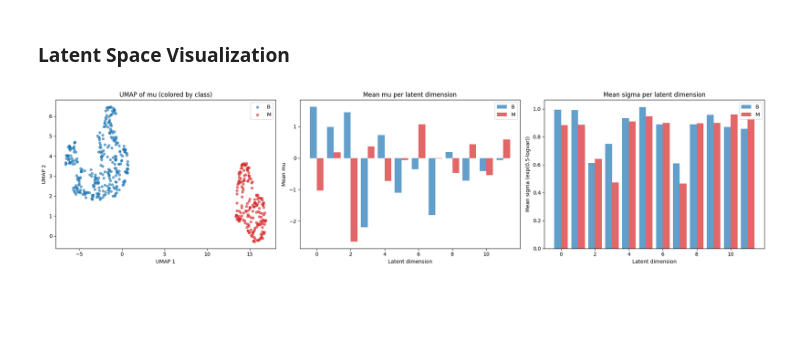
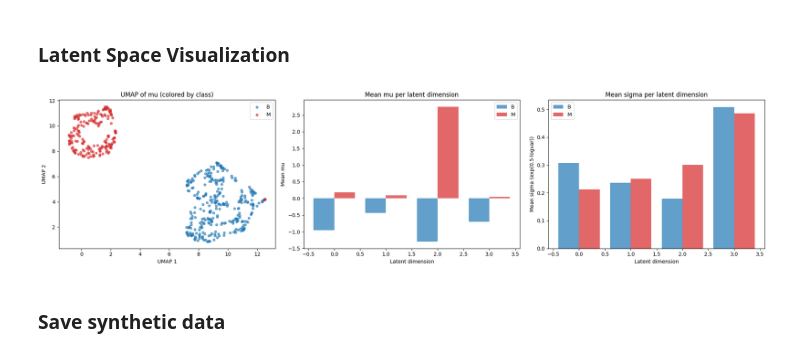
Before and after one commit to gavinkornitsky/DS4420_Project, a Jupyter notebook: train.ipynb, the cells around one changed output. Drawn from its saved outputs; the diff is of its cells as text; code cells hidden in the pictures; blank space fills up the shorter version.

```diff
--- a/train.ipynb
+++ b/train.ipynb
@@ -13,9 +13,9 @@ SEED = 42
 BATCH_SIZE = 64
 INPUT_DIM = 30
 LABEL_DIM = 2
-LATENT_DIM = 12
+LATENT_DIM = 4
 MAX_EPOCHS = 500
-VERSION = "joint_vae_v3"
+VERSION = "joint_vae_v5"
 
 l.seed_everything(SEED)
 # %% [output]
@@ -105,6 +105,19 @@ Total FLOPs: 0
 the `num_workers` argument` to `num_workers=9` in the `DataLoader` to improve performance.
 `Trainer.fit` stopped: `max_epochs=500` reached.
 [interactive output not drawn]
+# %%
+model = VAEModule.load_from_checkpoint(
+    os.path.join(logger.log_dir, "best_model.ckpt"),
+    feature_dim=INPUT_DIM,
+    label_dim=LABEL_DIM,
+    latent_dim=LATENT_DIM,
+    hidden_dims=[128, 64],
+    lr=1e-3,
+    beta_max=0.05,
+    beta_anneal_epochs=100,
+    beta_warmup_epochs=10,
+    label_weight=0.5,
+)
 # %% [markdown]
 ### Training & Validation Curves
 # %%
@@ -165,6 +185,7 @@ import numpy as np
 import umap
 
 model.eval()
+model.to("cpu")
 data_module.setup()
 all_X = torch.cat([data_module.train_X, data_module.val_X])
 all_y = torch.cat([data_module.train_y, data_module.val_y])
@@ -192,34 +213,36 @@ axes[0].set_title("UMAP of mu (colored by class)")
 axes[0].set_xlabel("UMAP 1")
 axes[0].set_ylabel("UMAP 2")
 axes[0].legend()
 
 # 2) Mean mu per dimension by class
 benign_mu = mu[np.array(all_y) == 0].mean(axis=0)
 malign_mu = mu[np.array(all_y) == 1].mean(axis=0)
 x_dims = np.arange(mu.shape[1])
 axes[1].bar(x_dims - 0.2, benign_mu, width=0.4, label="B", color="tab:blue", alpha=0.7)
 axes[1].bar(x_dims + 0.2, malign_mu, width=0.4, label="M", color="tab:red", alpha=0.7)
 axes[1].set_title("Mean mu per latent dimension")
 axes[1].set_xlabel("Latent dimension")
 axes[1].set_ylabel("Mean mu")
 axes[1].legend()
 
 # 3) Mean std per dimension by class
 benign_std = std[np.array(all_y) == 0].mean(axis=0)
 malign_std = std[np.array(all_y) == 1].mean(axis=0)
 axes[2].bar(x_dims - 0.2, benign_std, width=0.4, label="B", color="tab:blue", alpha=0.7)
 axes[2].bar(x_dims + 0.2, malign_std, width=0.4, label="M", color="tab:red", alpha=0.7)
 axes[2].set_title("Mean sigma per latent dimension")
 axes[2].set_xlabel("Latent dimension")
 axes[2].set_ylabel("Mean sigma (exp(0.5·logvar))")
 axes[2].legend()
 
 plt.tight_layout()
 
 fig.savefig(os.path.join(plots_dir, "latent_space.png"), dpi=150)
 plt.show()
 # %% [output]
-[figure, old version]
+[figure, new version]
+# %% [markdown]
+### Save synthetic data
 # %%
 import pandas as pd
 df_X = pd.read_parquet('/Users/toga/DS4420_Project/data/train/features.parquet')
```
Also changed, not shown: parts of 2 cells of this notebook, 25 other files.
